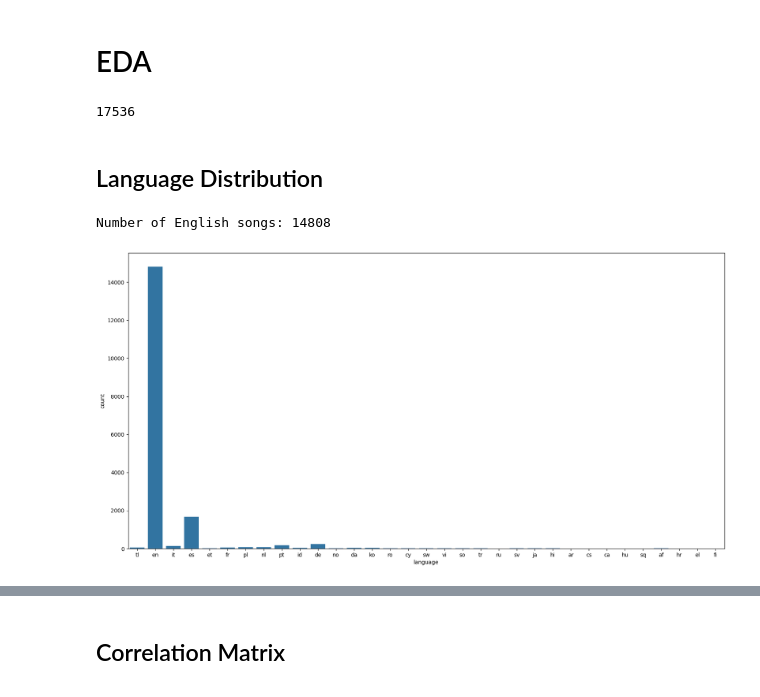
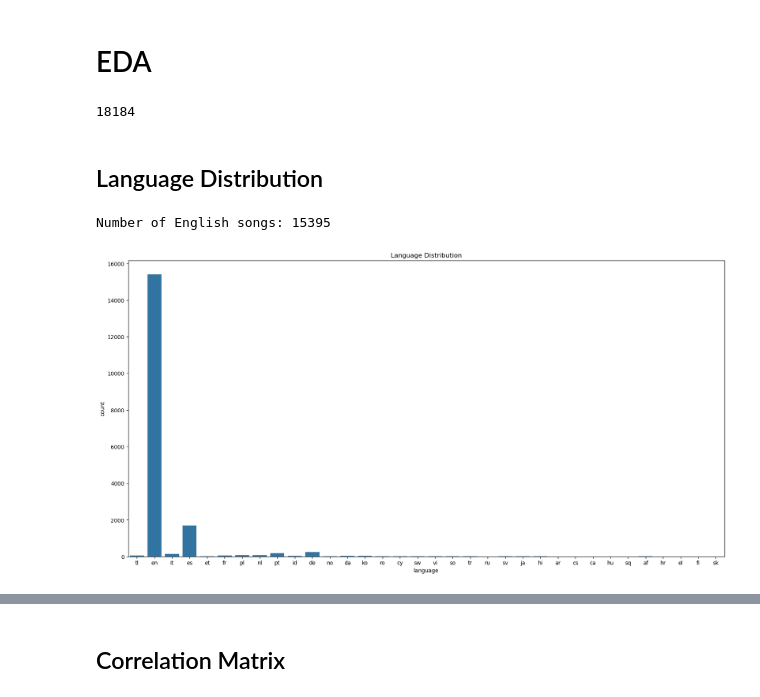
Before and after one commit to ahmedsaad562000/Song-Genre-Classifier, a Jupyter notebook: EDA.ipynb, the cells around one changed output, grey strips where cells are left out. Cells and saved outputs as stored; diff of their text form; code cells hidden in the pictures.

```diff
--- a/EDA.ipynb
+++ b/EDA.ipynb
@@ -19,8 +20,8 @@ spark = SparkSession.builder \
 # %% [markdown]
 # EDA
 # %%
-cleaned_df = spark.read.csv("cleaned_songs.csv", header=True, inferSchema=True)
+songs_df = spark.read.csv("cleaned_songs.csv", header=True, inferSchema=True)
 
-print(cleaned_df.count())
+print(songs_df.count())
 # %% [output]
-17536
+18184
@@ -39,13 +30,9 @@ genres = cleaned_df.select("playlist_genre").distinct().select(F.collect_list('p
 # %%
 # language distribution
 fig,ax = plt.subplots(figsize=(20,10))
-ax = sns.countplot(x='language', data=cleaned_df.toPandas())
-
-# Count the number of engish songs
-dfen = cleaned_df.filter(cleaned_df['language'] == 'en')
-dfen_count = dfen.count()
-
-print (f"Number of English songs: {dfen_count}")
+ax = sns.countplot(x='language', data=songs_df.toPandas())
+ax.title.set_text('Language Distribution')
+print (f"Number of English songs: {songs_df.filter(songs_df['language'] == 'en').count()}")
 # %% [output]
-Number of English songs: 14808
+Number of English songs: 15395
-[figure, old version]
+[figure, new version]
```
Also changed, not shown: parts of 10 cells of this notebook, 8 other files.
